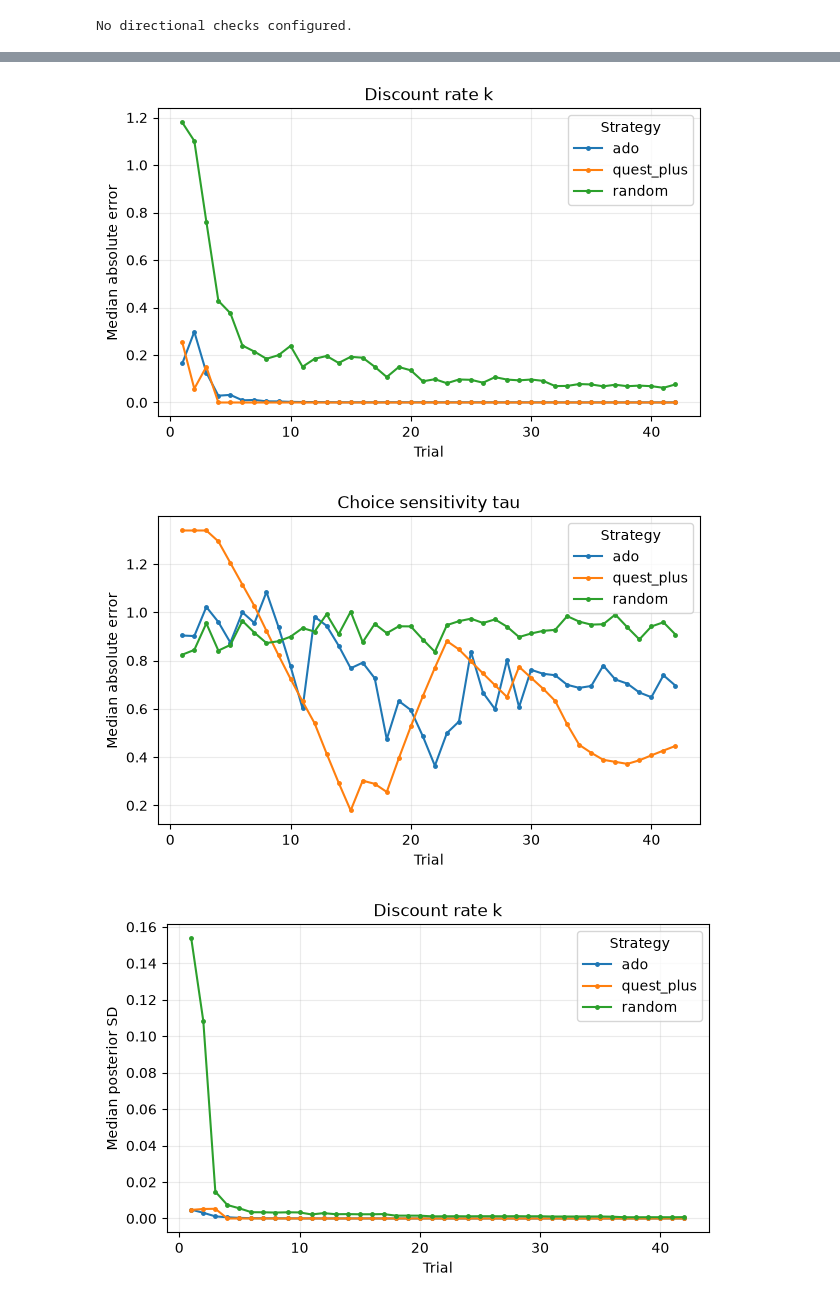
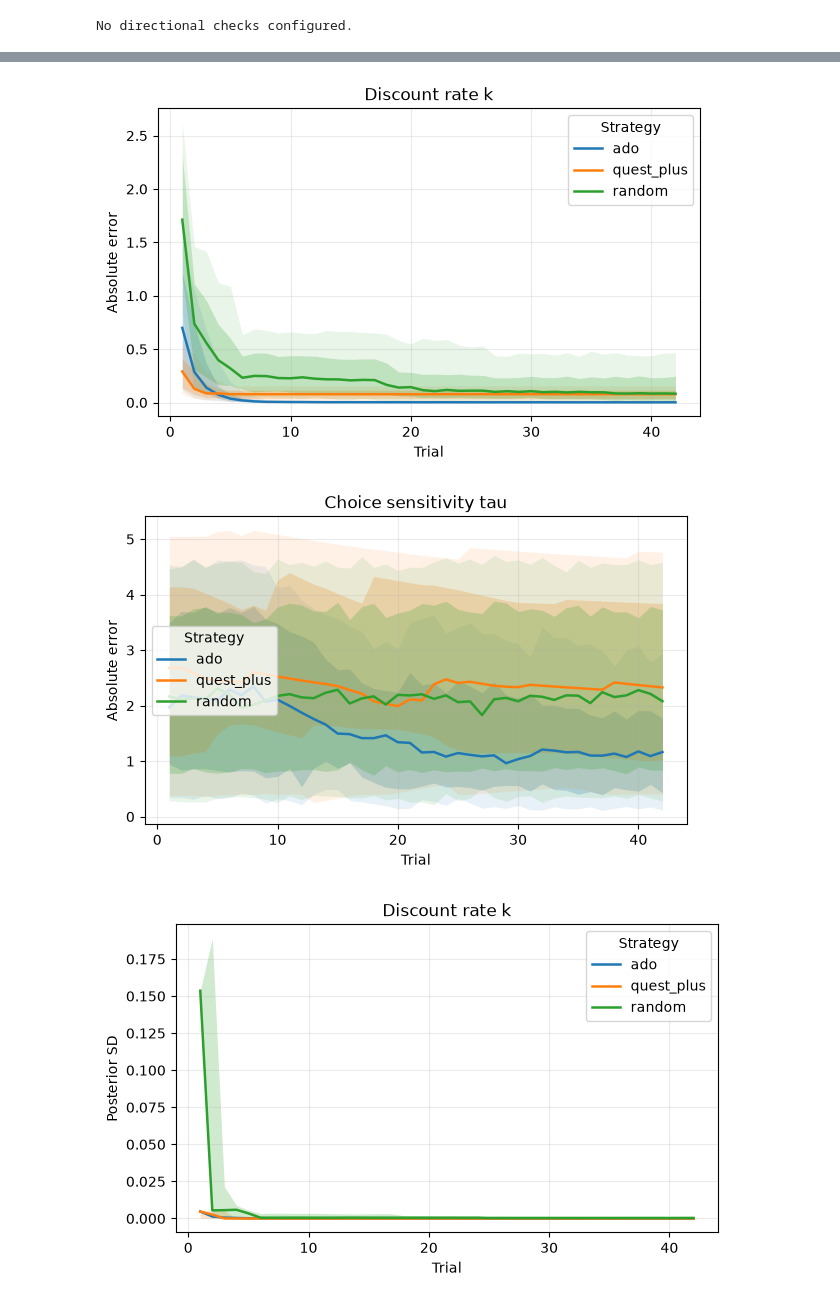
Before and after one commit to githubpsyche/jspsych-ado, a Jupyter notebook: examples/parameter_recovery/reports/delay_discounting_controller_benchmark.ipynb, the cells around one changed output, grey strips where cells are left out. Cells and saved outputs as stored; diff of their text form; code cells hidden in the pictures.

Commit message:
Use randomized recovery report snapshots

```diff
--- a/examples/parameter_recovery/reports/delay_discounting_controller_benchmark.ipynb
+++ b/examples/parameter_recovery/reports/delay_discounting_controller_benchmark.ipynb
@@ -40,6 +40,9 @@ SELECTED_PARAMETERS = ["k", "tau"]
 RUN_QUICK = False
 DIRECTIONAL_CHECKS = []
 INCLUDE_RAW = False
+# %%
+# Parameters
+SETTINGS_PATH = "examples/parameter_recovery/delay_discounting_random_recovery_settings.json"
 # %% [markdown]
 ## Run the browser audit
 
@@ -275,8 +313,14 @@ trajectory = (
     .groupby(["parameter", "parameter_label", "parameter_scale", "strategy", "trial_number"], as_index=False)
     .agg(
         median_abs_error=("abs_error", "median"),
+        q10_abs_error=("abs_error", lambda values: values.quantile(0.10)),
+        q25_abs_error=("abs_error", lambda values: values.quantile(0.25)),
+        q75_abs_error=("abs_error", lambda values: values.quantile(0.75)),
+        q90_abs_error=("abs_error", lambda values: values.quantile(0.90)),
         mean_abs_error=("abs_error", "mean"),
         median_post_sd=("post_sd", "median"),
+        q25_post_sd=("post_sd", lambda values: values.quantile(0.25)),
+        q75_post_sd=("post_sd", lambda values: values.quantile(0.75)),
         mean_post_sd=("post_sd", "mean"),
     )
 )
@@ -291,24 +335,70 @@ display(trajectory.head())
 # %%
-def plot_metric_by_parameter(data, metric, ylabel, selected_parameters):
+def plot_band_by_parameter(
+    data,
+    center,
+    lower,
+    upper,
+    ylabel,
+    selected_parameters,
+    outer_lower=None,
+    outer_upper=None,
+):
     for parameter_name in selected_parameters:
         plot_data = data[data["parameter"] == parameter_name]
         if plot_data.empty:
             continue
         label = plot_data["parameter_label"].iloc[0]
         fig, ax = plt.subplots(figsize=(7, 4))
         for strategy, strategy_data in plot_data.groupby("strategy"):
             strategy_data = strategy_data.sort_values("trial_number")
-            ax.plot(strategy_data["trial_number"], strategy_data[metric], marker="o", markersize=2.5, label=strategy)
+            x = strategy_data["trial_number"].to_numpy(dtype=float)
+            y = strategy_data[center].to_numpy(dtype=float)
+            line = ax.plot(x, y, label=strategy, linewidth=1.8)[0]
+            color = line.get_color()
+            if outer_lower and outer_upper:
+                ax.fill_between(
+                    x,
+                    strategy_data[outer_lower].to_numpy(dtype=float),
+                    strategy_data[outer_upper].to_numpy(dtype=float),
+                    color=color,
+                    alpha=0.10,
+                    linewidth=0,
+                )
+            ax.fill_between(
+                x,
+                strategy_data[lower].to_numpy(dtype=float),
+                strategy_data[upper].to_numpy(dtype=float),
+                color=color,
+                alpha=0.22,
+                linewidth=0,
+            )
         ax.set_title(label)
         ax.set_xlabel("Trial")
         ax.set_ylabel(ylabel)
         ax.legend(title="Strategy")
         ax.grid(alpha=0.25)
         plt.show()
 
-plot_metric_by_parameter(trajectory, "median_abs_error", "Median absolute error", SELECTED_PARAMETERS)
-plot_metric_by_parameter(trajectory, "median_post_sd", "Median posterior SD", SELECTED_PARAMETERS)
+
+plot_band_by_parameter(
+    trajectory,
+    "median_abs_error",
+    "q25_abs_error",
+    "q75_abs_error",
+    "Absolute error",
+    SELECTED_PARAMETERS,
+    outer_lower="q10_abs_error",
+    outer_upper="q90_abs_error",
+)
+plot_band_by_parameter(
+    trajectory,
+    "median_post_sd",
+    "q25_post_sd",
+    "q75_post_sd",
+    "Posterior SD",
+    SELECTED_PARAMETERS,
+)
 # %% [output]
-[figure, old version]
+[figure, new version]
-[figure, old version]
+[figure, new version]
-[figure, old version]
+[figure, new version]
```
Also changed, not shown: parts of 13 cells of this notebook, 9 other files.
